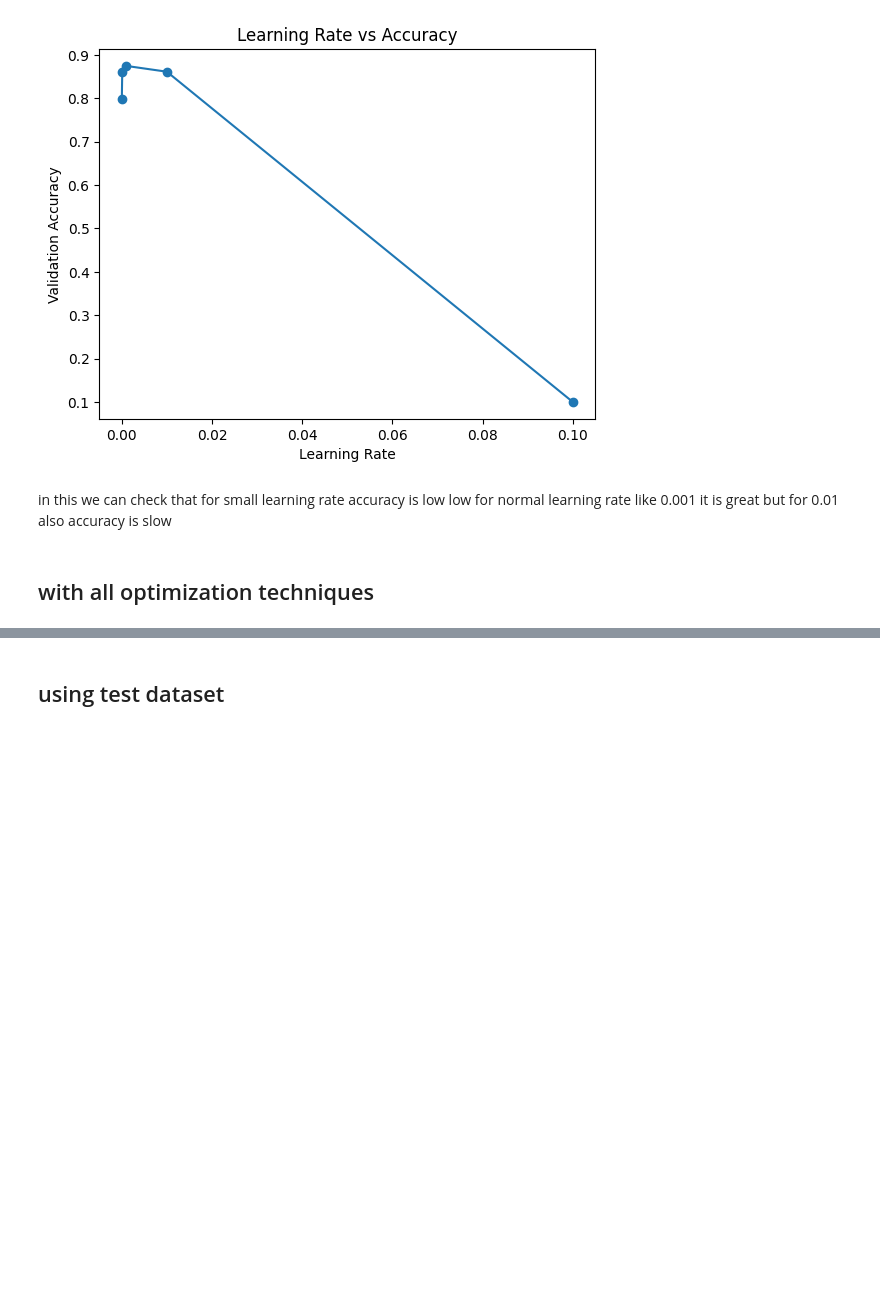
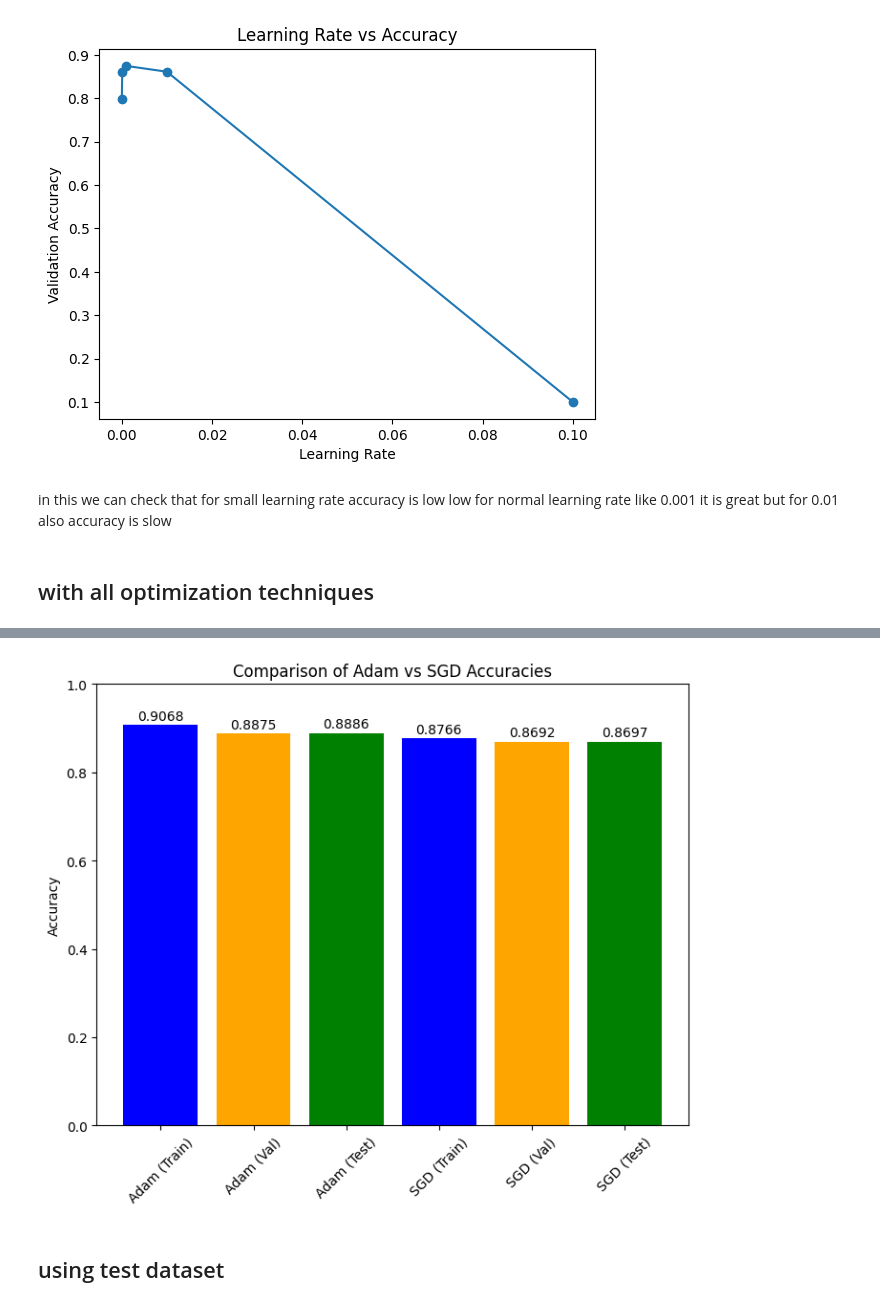
Before and after one commit to naveen-ramavath/Deep-Learning, a Jupyter notebook: dl_assignment.ipynb, the cells around one changed output, grey strips where cells are left out. Drawn from its saved outputs; the diff is of its cells as text; code cells hidden in the pictures; blank space fills up the shorter version.

```diff
--- a/dl_assignment.ipynb
+++ b/dl_assignment.ipynb
@@ -382,3 +401,74 @@ Final Results: {'SGD': 0.8519791960716248, 'SGD_Momentum': 0.8728125095367432, '
+# %%
+import pandas as pd
+import matplotlib.pyplot as plt
+from tensorflow.keras.models import Sequential
+from tensorflow.keras.layers import Dense
+from tensorflow.keras.optimizers import Adam, SGD
+
+# load train data
+train_data = pd.read_csv("/content/fashion-mnist_train.csv (1).zip")
+X_train = train_data.drop("label", axis=1) / 255.0
+y_train = train_data["label"]
+
+# load test data
+test_data = pd.read_csv("/content/fashion-mnist_test.csv (1).zip")
+X_test = test_data.drop("label", axis=1) / 255.0
+y_test = test_data["label"]
+
+# function to build model
+def build_model(optimizer):
+    model = Sequential()
+    model.add(Dense(128, activation='relu', input_shape=(784,)))
+    model.add(Dense(64, activation='relu'))
+    model.add(Dense(10, activation='softmax'))
+    model.compile(optimizer=optimizer,
+                  loss='sparse_categorical_crossentropy',
+                  metrics=['accuracy'])
+    return model
+
+# Train with Adam
+adam_model = build_model(Adam(learning_rate=0.001))
+adam_history = adam_model.fit(X_train, y_train,
+                              epochs=10,
+                              batch_size=32,
+                              validation_split=0.2,
+                              verbose=0)
+adam_loss, adam_acc = adam_model.evaluate(X_test, y_test, verbose=0)
+
+# Train with SGD
+sgd_model = build_model(SGD(learning_rate=0.01))
+sgd_history = sgd_model.fit(X_train, y_train,
+                            epochs=10,
+                            batch_size=32,
+                            validation_split=0.2,
+                            verbose=0)
+sgd_loss, sgd_acc = sgd_model.evaluate(X_test, y_test, verbose=0)
+
+# Compare accuracies
+labels = ['Adam (Train)', 'Adam (Val)', 'Adam (Test)',
+          'SGD (Train)', 'SGD (Val)', 'SGD (Test)']
+values = [adam_history.history['accuracy'][-1],
+          adam_history.history['val_accuracy'][-1],
+          adam_acc,
+          sgd_history.history['accuracy'][-1],
+          sgd_history.history['val_accuracy'][-1],
+          sgd_acc]
+
+plt.figure(figsize=(8,6))
+bars = plt.bar(labels, values, color=['blue','orange','green','blue','orange','green'])
+
+# Add values on top
+for bar, val in zip(bars, values):
+    plt.text(bar.get_x() + bar.get_width()/2, bar.get_height()+0.005,
+             f"{val:.4f}", ha='center', va='bottom')
+
+plt.title("Comparison of Adam vs SGD Accuracies")
+plt.ylabel("Accuracy")
+plt.ylim(0,1)
+plt.xticks(rotation=45)
+plt.show()
+# %% [output]
+[figure, added]
 # %% [markdown]
 ## using test dataset
 # %%
```
Also changed, not shown: parts of 5 cells of this notebook.
